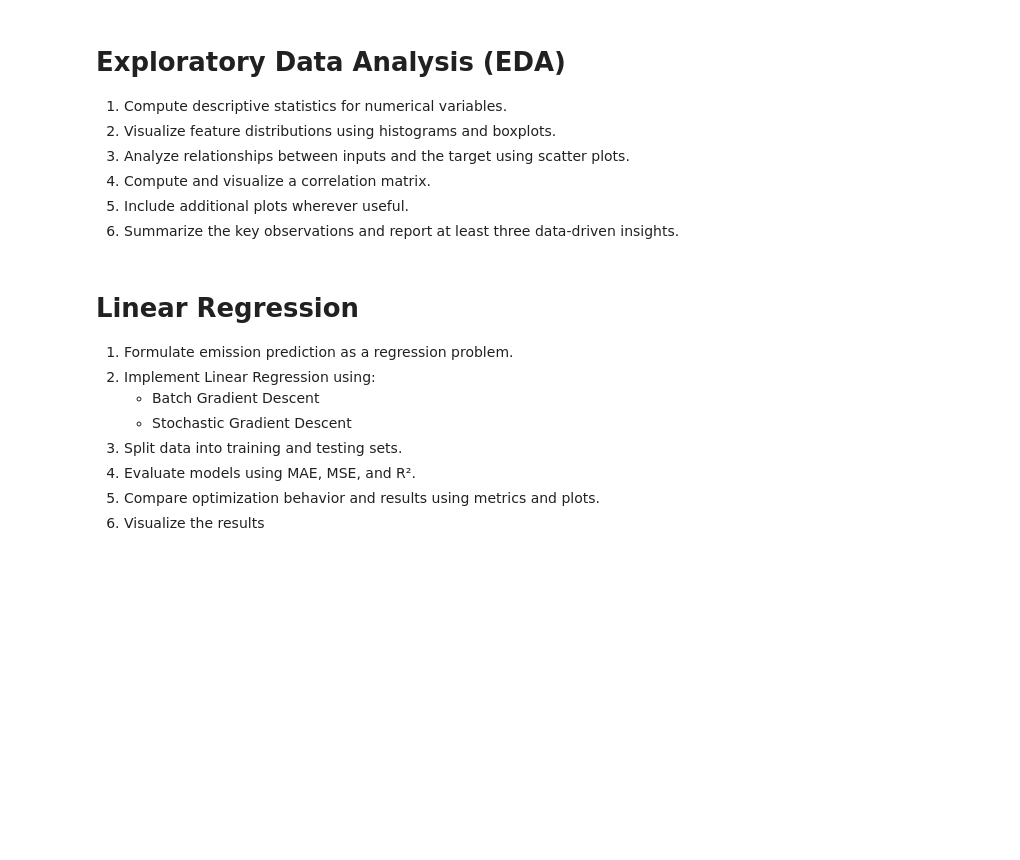
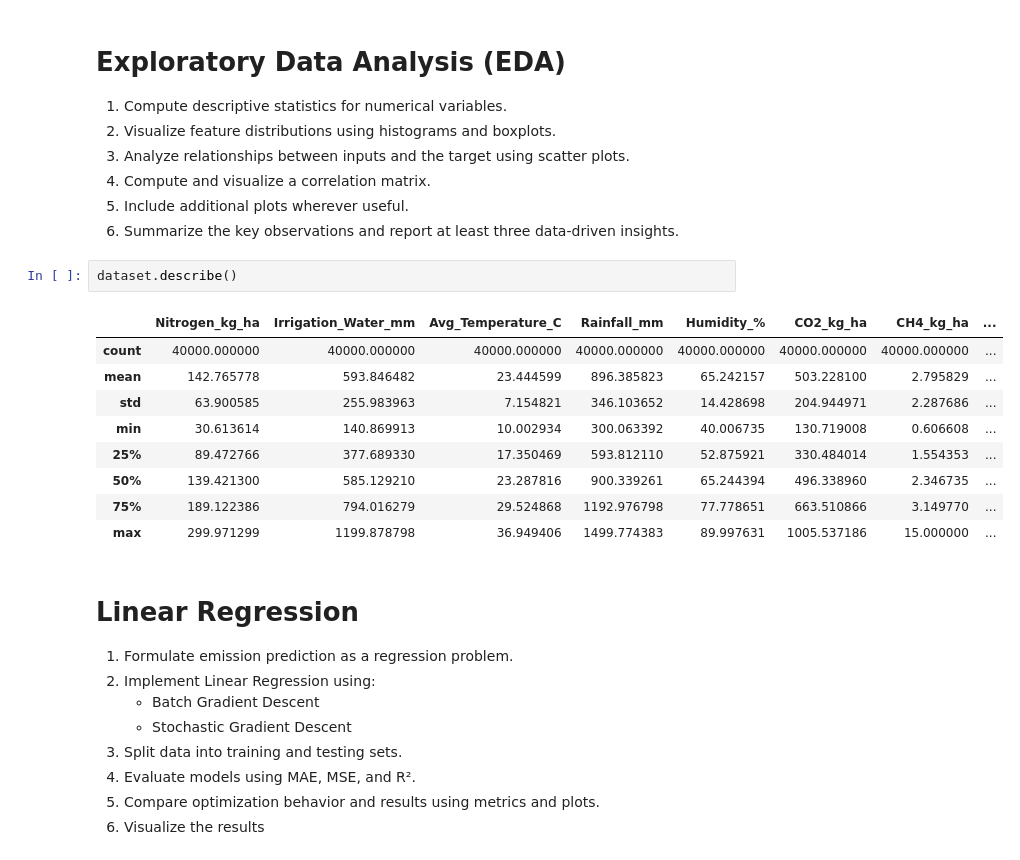
Before and after one commit to adityapentyala/ml-assignments, a Jupyter notebook: Team08_Assignment1.ipynb, the cells around one changed output. Saved outputs shown, nothing was run; the diff lists cells and outputs as text; blank space fills up the shorter version.

```diff
--- a/Team08_Assignment1.ipynb
+++ b/Team08_Assignment1.ipynb
@@ -65,6 +57,18 @@ from tqdm import tqdm
 4. Compute and visualize a correlation matrix.
 5. Include additional plots wherever useful.
 6. Summarize the key observations and report at least three data-driven insights.
+# %%
+dataset.describe()
+# %% [output]
+|  | Nitrogen_kg_ha | Irrigation_Water_mm | Avg_Temperature_C | Rainfall_mm | Humidity_% | CO2_kg_ha | CH4_kg_ha | ... |
+| count | 40000.000000 | 40000.000000 | 40000.000000 | 40000.000000 | 40000.000000 | 40000.000000 | 40000.000000 | ... |
+| mean | 142.765778 | 593.846482 | 23.444599 | 896.385823 | 65.242157 | 503.228100 | 2.795829 | ... |
+| std | 63.900585 | 255.983963 | 7.154821 | 346.103652 | 14.428698 | 204.944971 | 2.287686 | ... |
+| min | 30.613614 | 140.869913 | 10.002934 | 300.063392 | 40.006735 | 130.719008 | 0.606608 | ... |
+| 25% | 89.472766 | 377.689330 | 17.350469 | 593.812110 | 52.875921 | 330.484014 | 1.554353 | ... |
+| 50% | 139.421300 | 585.129210 | 23.287816 | 900.339261 | 65.244394 | 496.338960 | 2.346735 | ... |
+| 75% | 189.122386 | 794.016279 | 29.524868 | 1192.976798 | 77.778651 | 663.510866 | 3.149770 | ... |
+| max | 299.971299 | 1199.878798 | 36.949406 | 1499.774383 | 89.997631 | 1005.537186 | 15.000000 | ... |
 # %% [markdown]
 # **Linear Regression**
 
```
Also changed, not shown: parts of 7 cells of this notebook.
